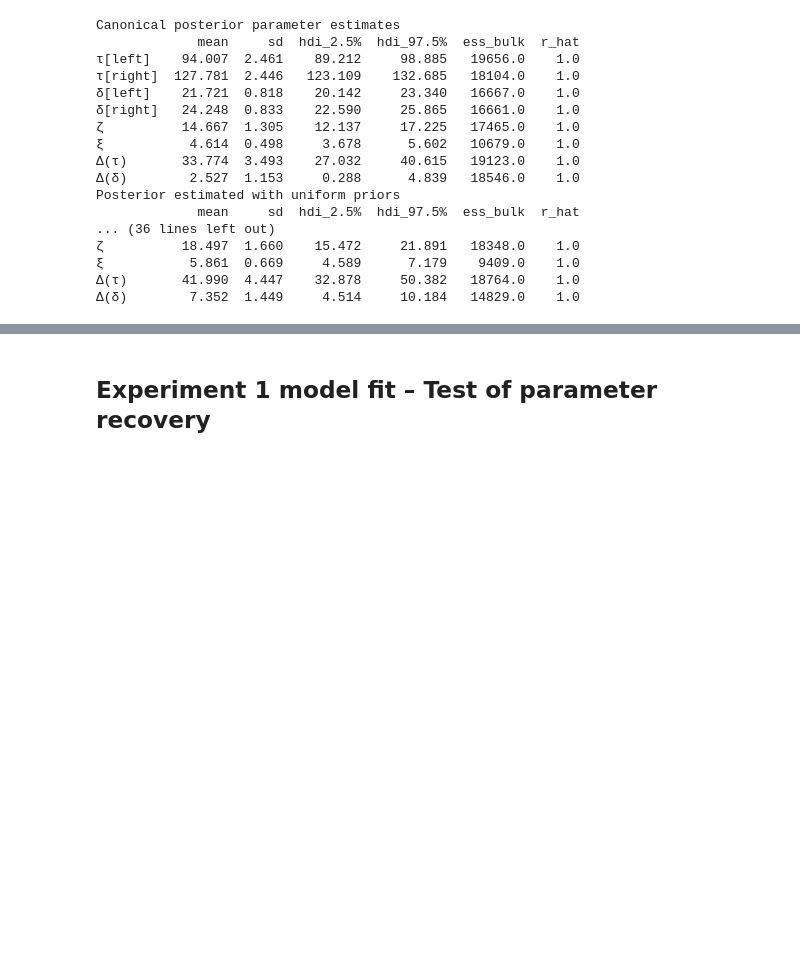
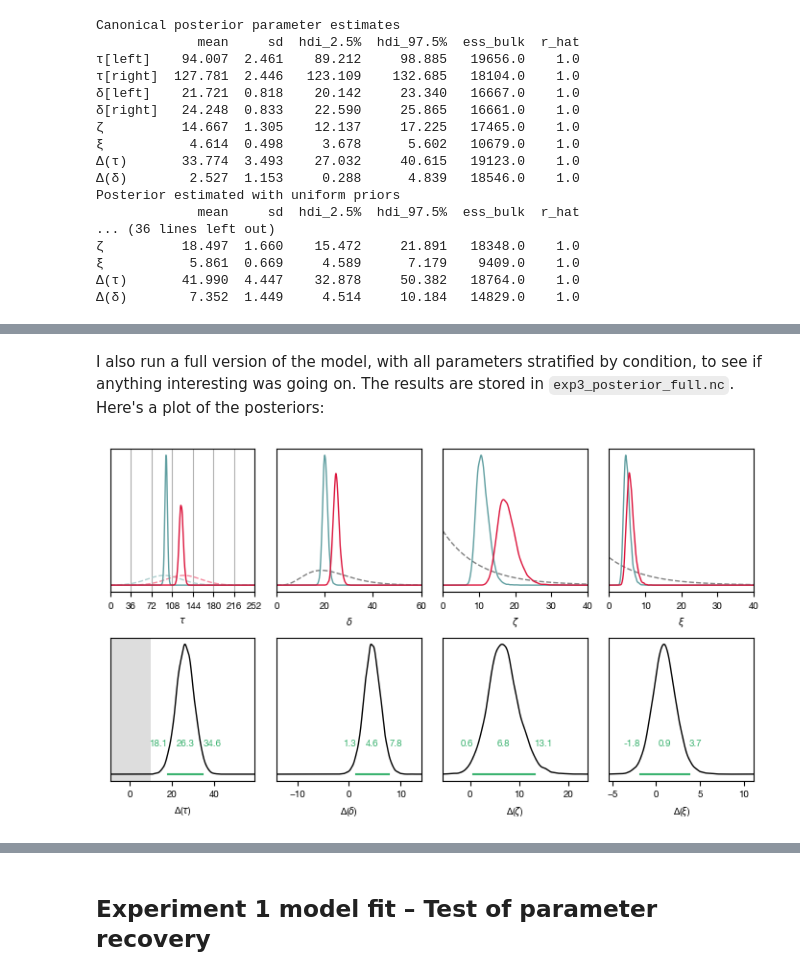
Before and after one commit to jwcarr/lexisense, a Jupyter notebook: notebook.ipynb, the cells around one changed output, grey strips where cells are left out. Cells and saved outputs as stored; diff of their text form; code cells hidden in the pictures; blank space fills up the shorter version.

```diff
--- a/notebook.ipynb
+++ b/notebook.ipynb
@@ -748,0 +878,21 @@ Posterior estimated with uniform priors
+# %% [markdown]
+I also run a full version of the model, with all parameters stratified by condition, to see if anything interesting was going on. The results are stored in `exp3_posterior_full.nc`. Here's a plot of the posteriors:
+# %%
+with Figure(n_cols=4, n_rows=2, width='double', height=100) as fig:
+
+    plots.plot_prior(fig[0,0], exp3, 'τ')
+    plots.plot_prior(fig[0,1], exp3, 'δ')
+    plots.plot_posterior(fig[0,0], exp3, 'τ', posterior_file=MODEL_FIT / 'exp3_posterior_full.nc')
+    plots.plot_posterior(fig[0,1], exp3, 'δ', posterior_file=MODEL_FIT / 'exp3_posterior_full.nc')
+    plots.plot_posterior_difference(fig[1,0], exp3, 'τ', hdi=0.95, rope=(-10, 10), xlim=(-9, 59), posterior_file=MODEL_FIT / 'exp3_posterior_full.nc')
+    plots.plot_posterior_difference(fig[1,1], exp3, 'δ', hdi=0.95, xlim=(-14, 14), posterior_file=MODEL_FIT / 'exp3_posterior_full.nc')
+    plots.draw_letter_grid(fig[0,0], letter_width=36, n_letters=7)
+
+    plots.plot_prior(fig[0,2], exp3, 'ζ')
+    plots.plot_prior(fig[0,3], exp3, 'ξ')
+    plots.plot_posterior(fig[0,2], exp3, 'ζ', posterior_file=MODEL_FIT / 'exp3_posterior_full.nc')
+    plots.plot_posterior(fig[0,3], exp3, 'ξ', posterior_file=MODEL_FIT / 'exp3_posterior_full.nc')
+    plots.plot_posterior_difference(fig[1,2], exp3, 'ζ', hdi=0.95, posterior_file=MODEL_FIT / 'exp3_posterior_full.nc')
+    plots.plot_posterior_difference(fig[1,3], exp3, 'ξ', hdi=0.95, posterior_file=MODEL_FIT / 'exp3_posterior_full.nc')
+# %% [output]
+[figure, added]
```
Also changed, not shown: parts of 30 cells of this notebook.
